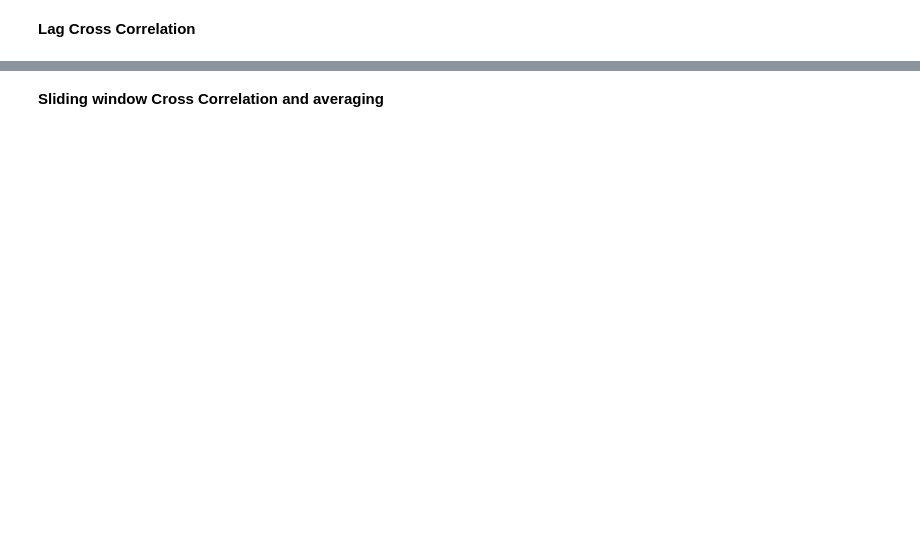
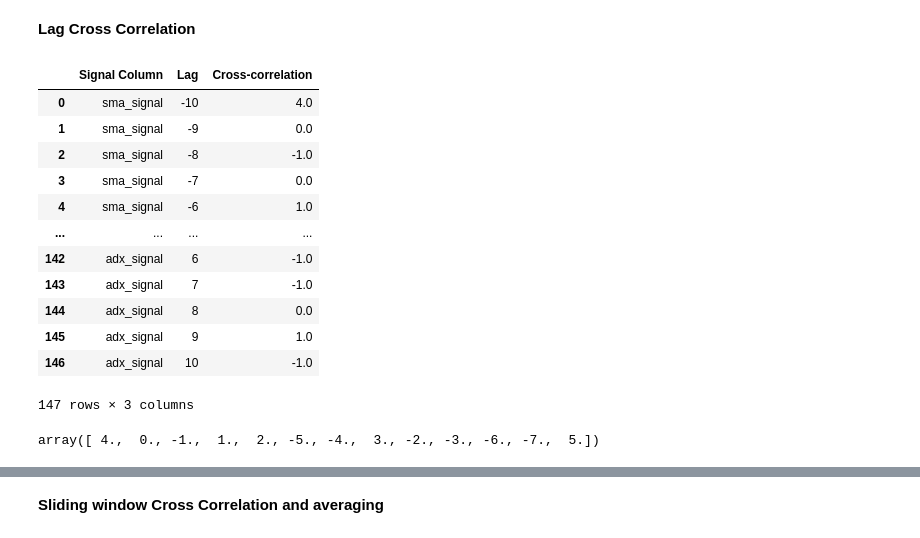
Before and after one commit to abhinav70291/TechnicalAnalysis-for-intra-day-trading, a Jupyter notebook: Technical_Analysis_underwork.ipynb, the cells around one changed output, grey strips where cells are left out. Cells and saved outputs as stored; diff of their text form; code cells hidden in the pictures; blank space fills up the shorter version.

```diff
--- a/Technical_Analysis_underwork.ipynb
+++ b/Technical_Analysis_underwork.ipynb
@@ -1404,2 +1562,45 @@ plt.show()
 # %% [markdown]
 **Lag Cross Correlation**
+# %%
+import numpy as np
+import pandas as pd
+
+# Define the list of signal columns
+signal_columns = ['sma_signal', 'sma_crossover_signal', 'ema_signal', 'ema_crossover_signal', 'rsi_signal', 'bb_signal', 'adx_signal']
+
+# Create an empty DataFrame to store the results
+report = pd.DataFrame(columns=['Signal Column', 'Lag', 'Cross-correlation'])
+
+# Loop over the signal columns
+for signal_column in signal_columns:
+    # Loop over the range from -10 to +10
+    for lag in range(-10, 11):
+        # Shift the signal column
+        shifted = df[signal_column].shift(lag).dropna()
+
+        # Calculate the cross-correlation
+        cross_correlation = np.correlate(df['signal'].loc[shifted.index], shifted)[0]
+
+        # Append the result to the report DataFrame
+        report = report.append({'Signal Column': signal_column, 'Lag': lag, 'Cross-correlation': cross_correlation}, ignore_index=True)
+
+# Print the report
+report
+# %% [output]
+|  | Signal Column | Lag | Cross-correlation |
+| 0 | sma_signal | -10 | 4.0 |
+| 1 | sma_signal | -9 | 0.0 |
+| 2 | sma_signal | -8 | -1.0 |
+| 3 | sma_signal | -7 | 0.0 |
+| 4 | sma_signal | -6 | 1.0 |
+| ... | ... | ... | ... |
+| 142 | adx_signal | 6 | -1.0 |
+| 143 | adx_signal | 7 | -1.0 |
+| 144 | adx_signal | 8 | 0.0 |
+| 145 | adx_signal | 9 | 1.0 |
+| 146 | adx_signal | 10 | -1.0 |
+147 rows × 3 columns
+# %%
+report["Cross-correlation"].unique()
+# %% [output]
+array([ 4.,  0., -1.,  1.,  2., -5., -4.,  3., -2., -3., -6., -7.,  5.])
```
Also changed, not shown: parts of 12 cells of this notebook.
